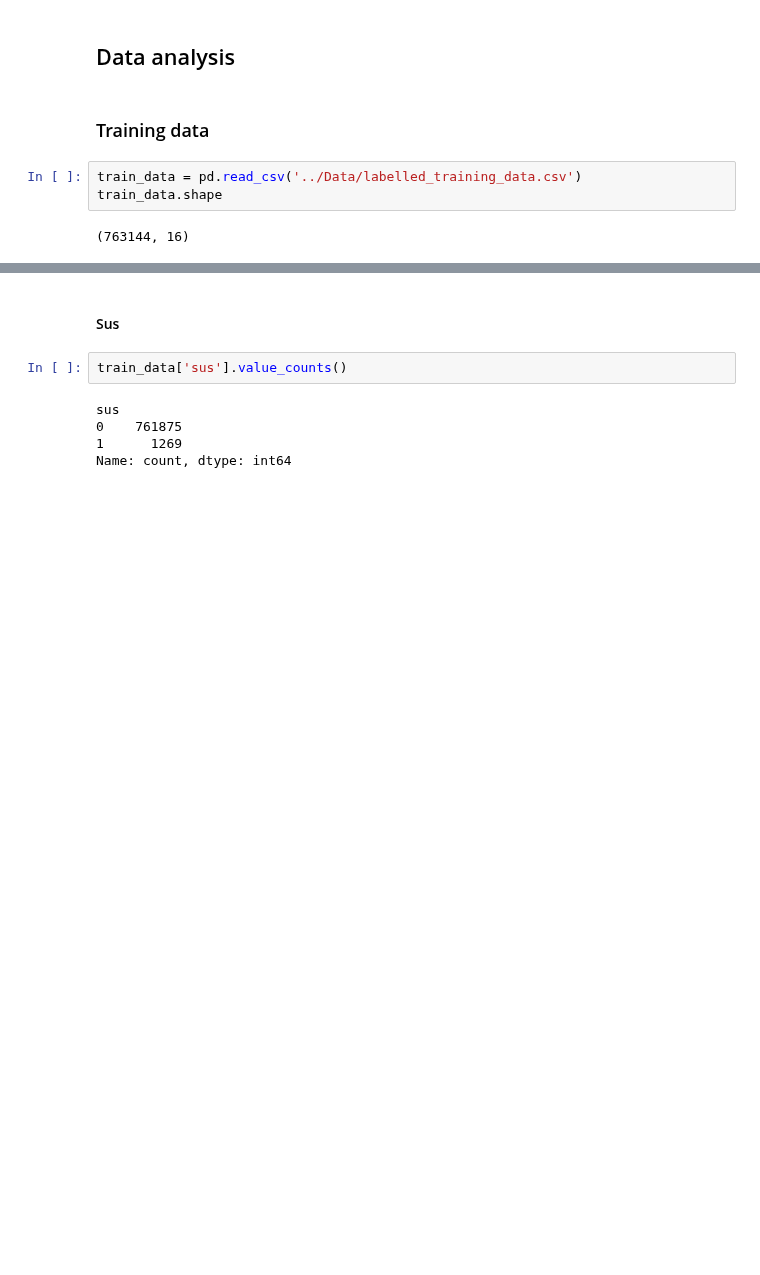
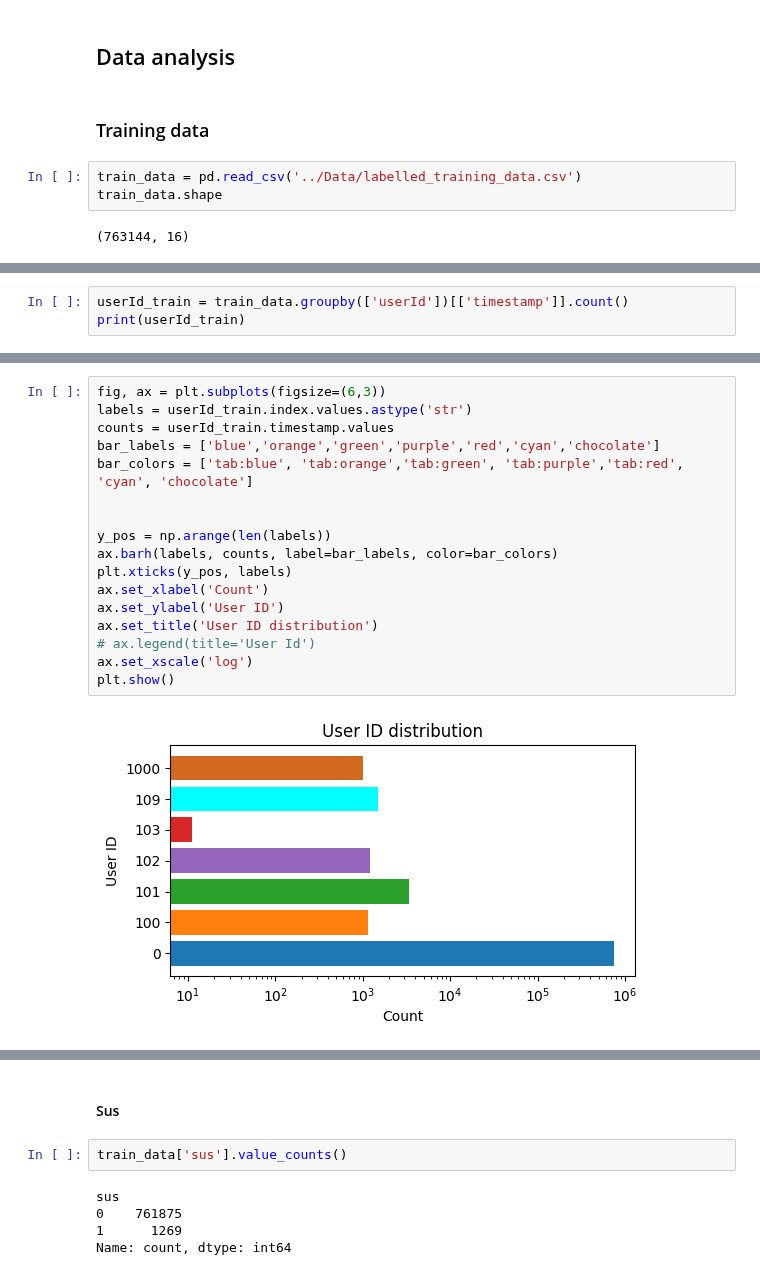
Before and after one commit to moryba/Beth-project, a Jupyter notebook: Data analysis/data analysis.ipynb, the cells around one changed output, grey strips where cells are left out. Saved outputs shown, nothing was run; the diff lists cells and outputs as text; blank space fills up the shorter version.

```diff
--- a/Data analysis/data analysis.ipynb
+++ b/Data analysis/data analysis.ipynb
@@ -38,0 +152,3 @@ train_data.head()
+# %%
+userId_train = train_data.groupby(['userId'])[['timestamp']].count()
+print(userId_train)
@@ -38,0 +165,19 @@ train_data.head()
+# %%
+fig, ax = plt.subplots(figsize=(6,3))
+labels = userId_train.index.values.astype('str')
+counts = userId_train.timestamp.values
+bar_labels = ['blue','orange','green','purple','red','cyan','chocolate']
+bar_colors = ['tab:blue', 'tab:orange','tab:green', 'tab:purple','tab:red', 'cyan', 'chocolate']
+
+
+y_pos = np.arange(len(labels))
+ax.barh(labels, counts, label=bar_labels, color=bar_colors)
+plt.xticks(y_pos, labels)
+ax.set_xlabel('Count')
+ax.set_ylabel('User ID')
+ax.set_title('User ID distribution')
+# ax.legend(title='User Id')
+ax.set_xscale('log')
+plt.show()
+# %% [output]
+[figure, added]
```
Also changed, not shown: parts of 21 cells of this notebook, 5 other files.
